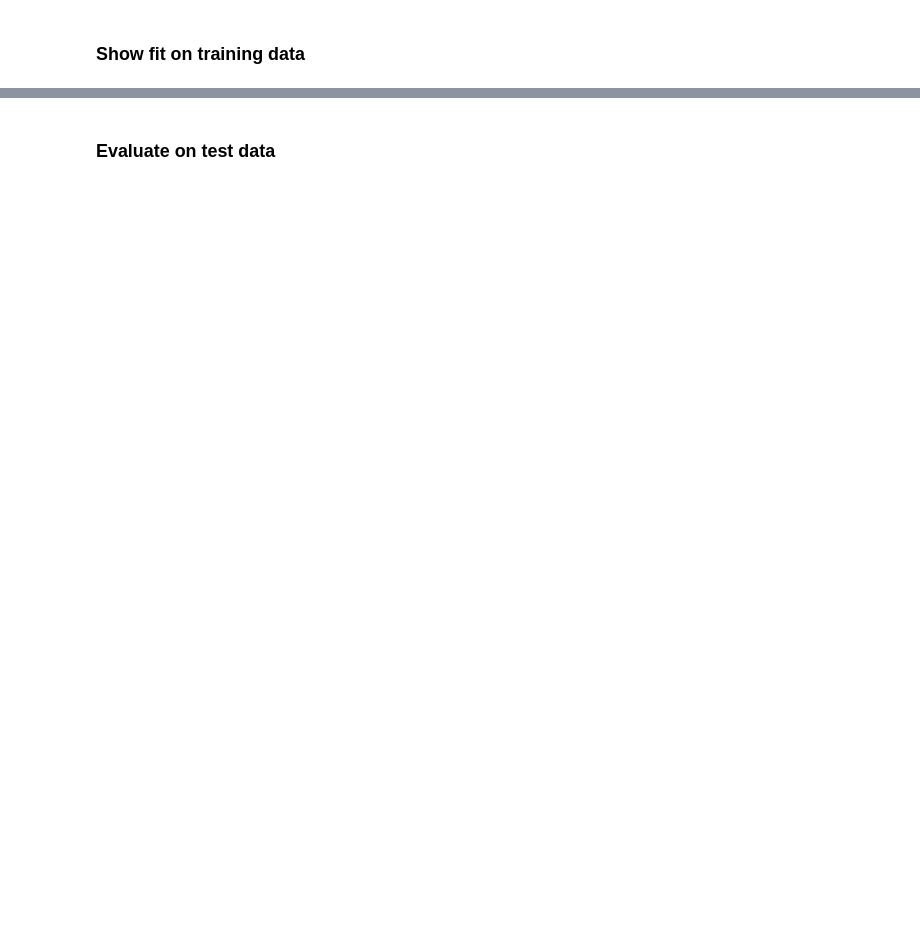
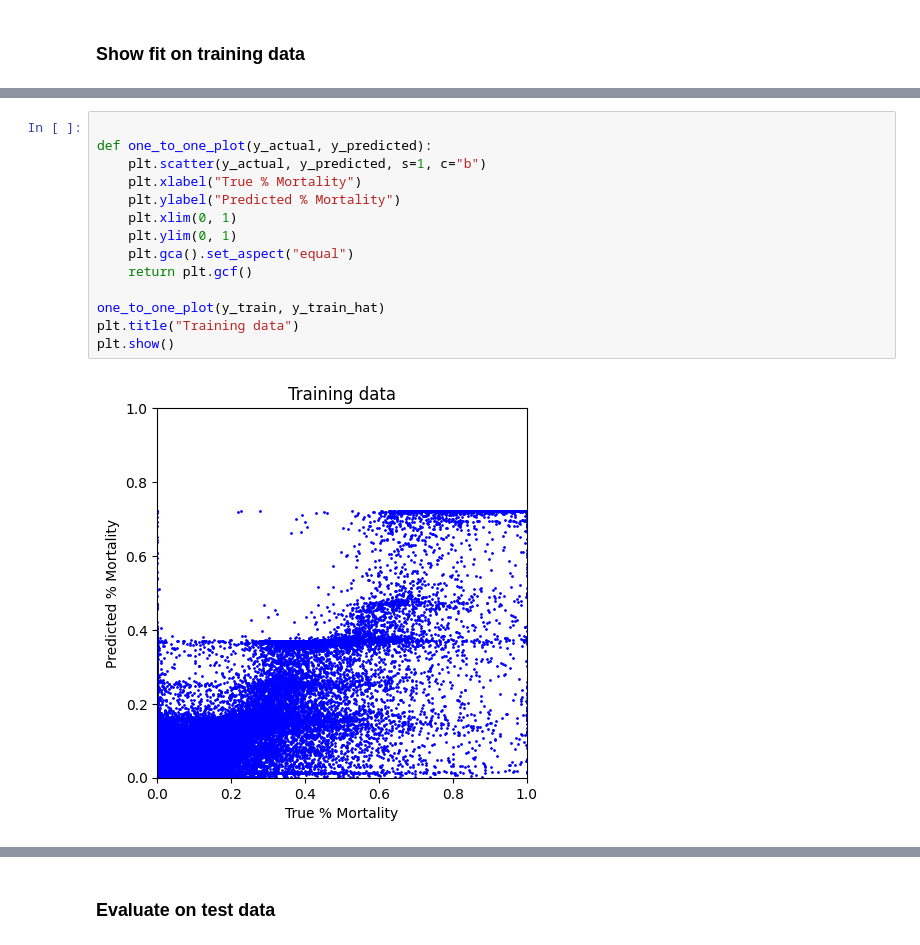
Before and after one commit to s-kganz/ForestLST, a Jupyter notebook: notebooks/build_preisler_nn.ipynb, the cells around one changed output, grey strips where cells are left out. Drawn from its saved outputs; the diff is of its cells as text; blank space fills up the shorter version.

```diff
--- a/notebooks/build_preisler_nn.ipynb
+++ b/notebooks/build_preisler_nn.ipynb
@@ -310,3 +261,19 @@ plt.show()
+# %%
+
+def one_to_one_plot(y_actual, y_predicted):
+    plt.scatter(y_actual, y_predicted, s=1, c="b")
+    plt.xlabel("True % Mortality")
+    plt.ylabel("Predicted % Mortality")
+    plt.xlim(0, 1)
+    plt.ylim(0, 1)
+    plt.gca().set_aspect("equal")
+    return plt.gcf()
+
+one_to_one_plot(y_train, y_train_hat)
+plt.title("Training data")
+plt.show()
+# %% [output]
+[figure, added]
 # %%
 plt.hist(y_train_hat)
 plt.show()
```
Also changed, not shown: parts of 18 cells of this notebook, 1 other file.
